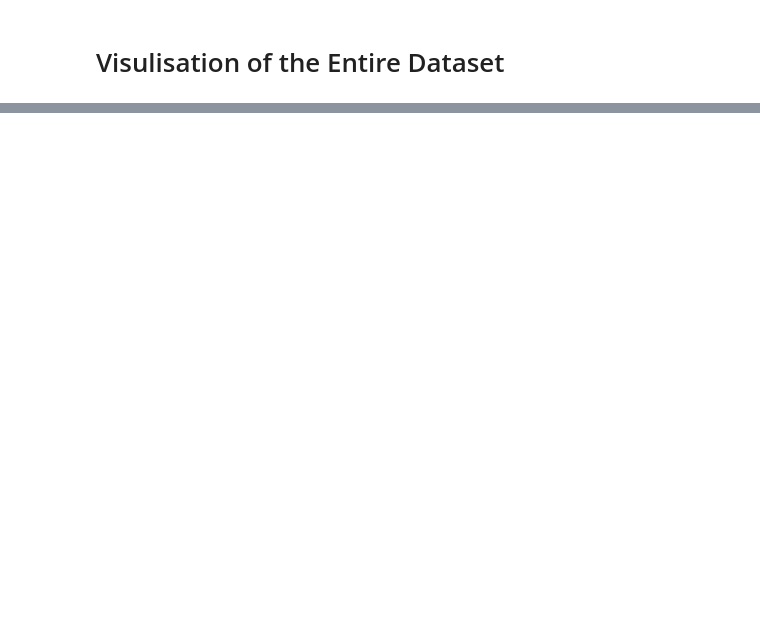
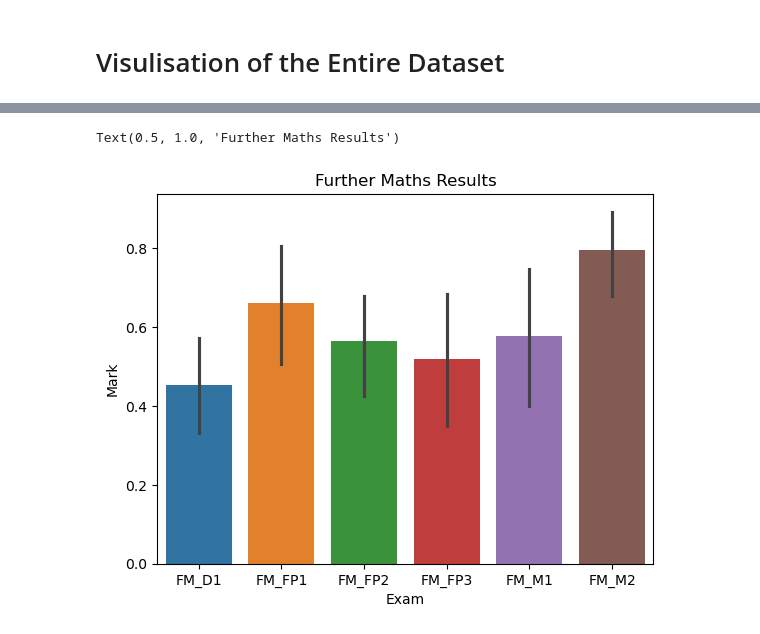
Before and after one commit to dlehdgk/assessments, a Jupyter notebook: june_analysis.ipynb, the cells around one changed output, grey strips where cells are left out. Cells and saved outputs as stored; diff of their text form; code cells hidden in the pictures; blank space fills up the shorter version.

```diff
--- a/june_analysis.ipynb
+++ b/june_analysis.ipynb
@@ -46,0 +74,3 @@ Text(0.5, 1.0, 'Maths P1')
+# %%
+fm = melt[melt['Exam'].str.contains('FM')]
+fm_table = norm[[col for col in norm.columns if 'FM' in col]].dropna(how='all')
@@ -46,0 +87,6 @@ Text(0.5, 1.0, 'Maths P1')
+# %%
+sns.barplot(fm,x='Exam',y='Mark',hue='Exam')
+plt.title('Further Maths Results')
+# %% [output]
+Text(0.5, 1.0, 'Further Maths Results')
+[figure, added]
```
Also changed, not shown: parts of 32 cells of this notebook, 2 other files.
